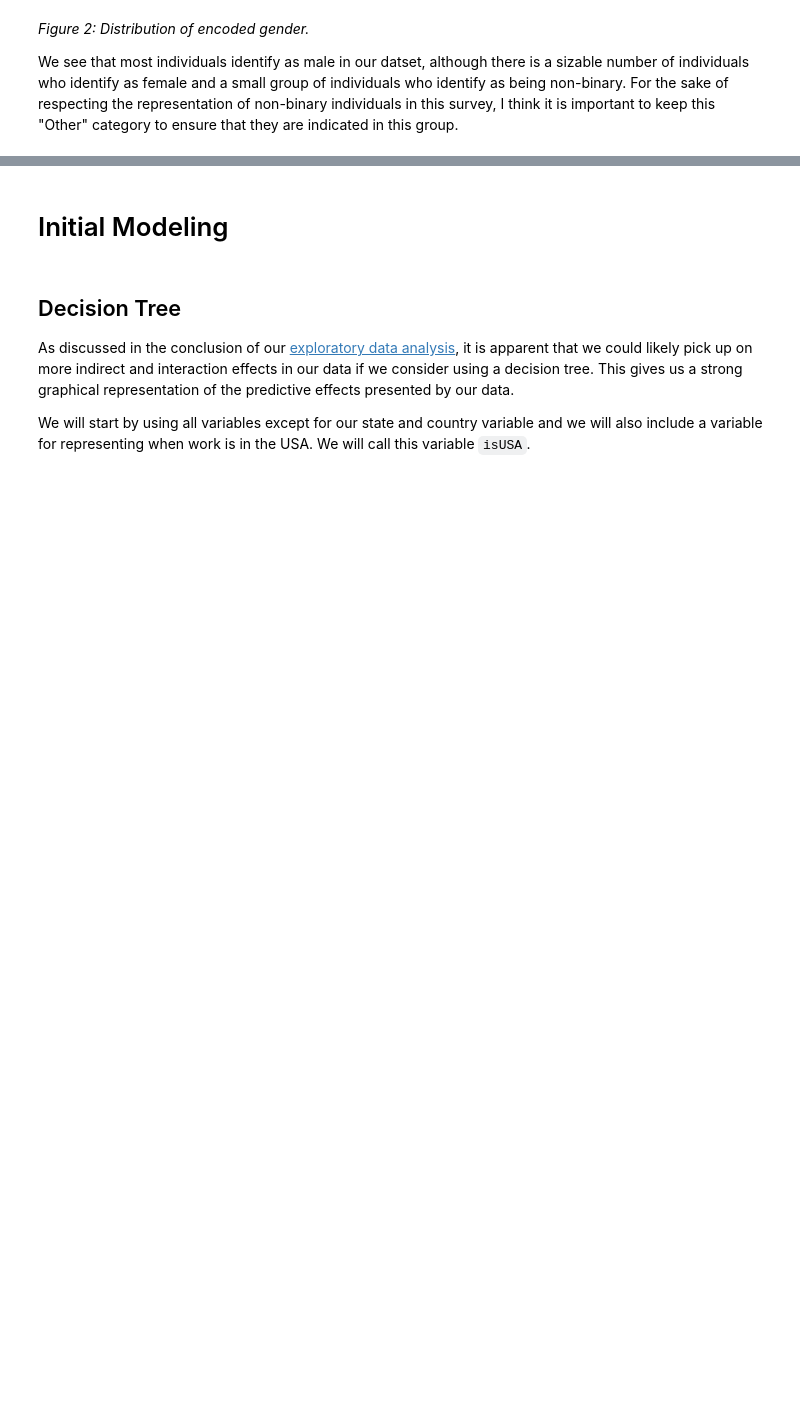
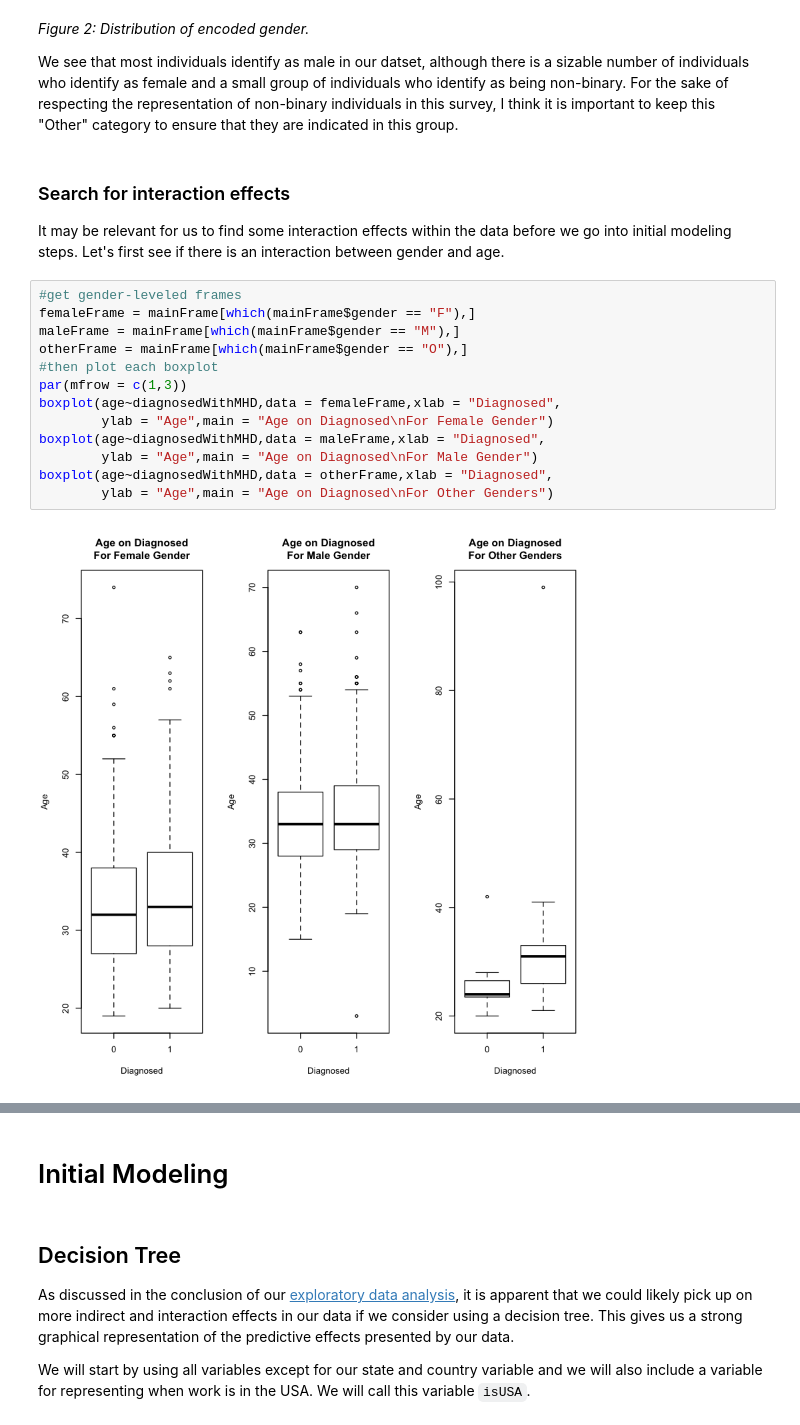
Before and after one commit to PLBMR/mentalHealthDataAnalysis, a Jupyter notebook: osmiMentalHealthInTech/analysis/modelSelection.ipynb, the cells around one changed output, grey strips where cells are left out. Drawn from its saved outputs; the diff is of its cells as text; blank space fills up the shorter version.

Commit message:
Added more model selection code

```diff
--- a/osmiMentalHealthInTech/analysis/modelSelection.ipynb
+++ b/osmiMentalHealthInTech/analysis/modelSelection.ipynb
@@ -59,3 +61,22 @@ barplot(genderCounts,main = "Distribution of Encoded Gender",
 _Figure 2: Distribution of encoded gender._
 
 We see that most individuals identify as male in our datset, although there is a sizable number of individuals who identify as female and a small group of individuals who identify as being non-binary. For the sake of respecting the representation of non-binary individuals in this survey, I think it is important to keep this "Other" category to ensure that they are indicated in this group.
+# %% [markdown]
+### Search for interaction effects
+
+It may be relevant for us to find some interaction effects within the data before we go into initial modeling steps. Let's first see if there is an interaction between gender and age.
+# %%
+#get gender-leveled frames
+femaleFrame = mainFrame[which(mainFrame$gender == "F"),]
+maleFrame = mainFrame[which(mainFrame$gender == "M"),]
+otherFrame = mainFrame[which(mainFrame$gender == "O"),]
+#then plot each boxplot
+par(mfrow = c(1,3))
+boxplot(age~diagnosedWithMHD,data = femaleFrame,xlab = "Diagnosed",
+        ylab = "Age",main = "Age on Diagnosed\nFor Female Gender")
+boxplot(age~diagnosedWithMHD,data = maleFrame,xlab = "Diagnosed",
+        ylab = "Age",main = "Age on Diagnosed\nFor Male Gender")
+boxplot(age~diagnosedWithMHD,data = otherFrame,xlab = "Diagnosed",
+        ylab = "Age",main = "Age on Diagnosed\nFor Other Genders")
+# %% [output]
+[figure, added]
```
Also changed, not shown: parts of 45 cells of this notebook, 3 other files.
